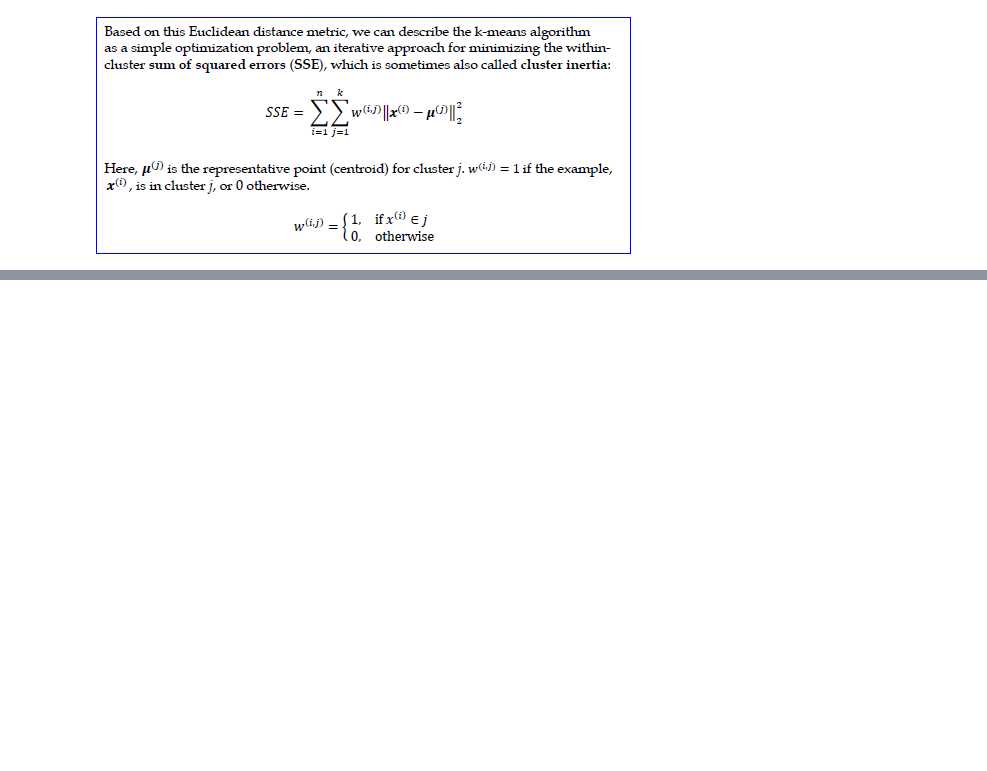
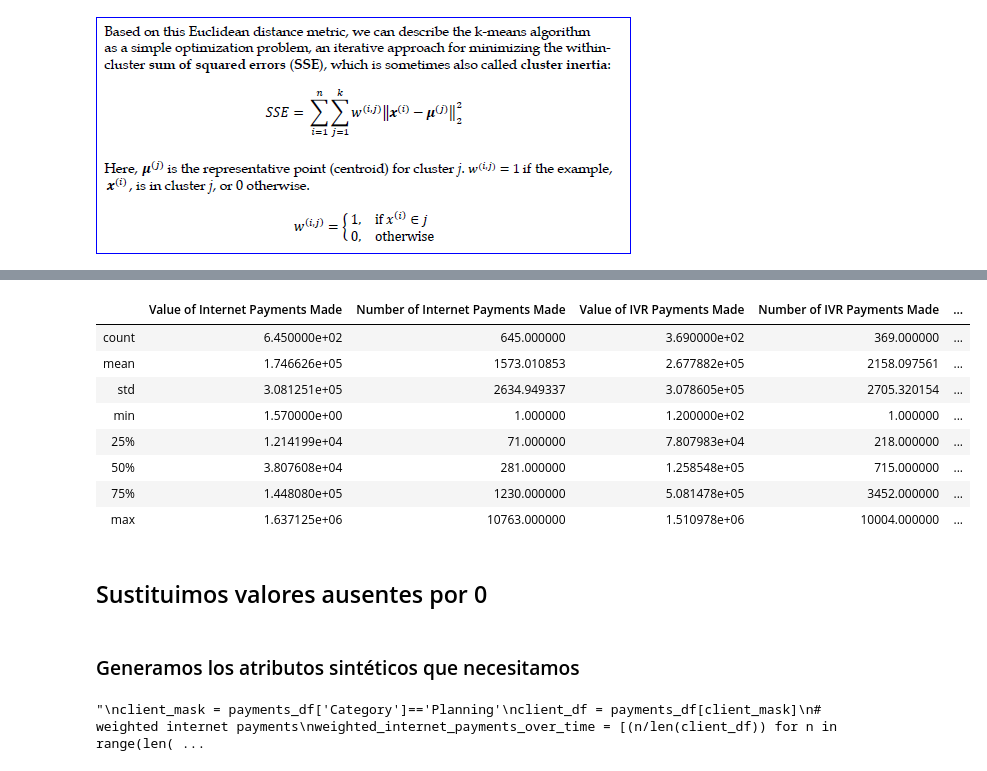
Before and after one commit to GermanCM/machine_learning_concepts_checks, a Jupyter notebook: project/models_tuning/unsupervised_learning/notebooks/k_means_checker.ipynb, the cells around one changed output, grey strips where cells are left out. Cells and saved outputs as stored; diff of their text form; code cells hidden in the pictures; blank space fills up the shorter version.

```diff
--- a/project/models_tuning/unsupervised_learning/notebooks/k_means_checker.ipynb
+++ b/project/models_tuning/unsupervised_learning/notebooks/k_means_checker.ipynb
@@ -192,0 +209,9 @@ fig.show()
+# %%
+import pandas as pd
+
+payments_16_17 = pd.read_csv(r'..\data\2016-2017 Payment Details.csv', thousands=',')
+payments_17_18 = pd.read_csv(r'..\data\2017-2018 Payment Details.csv', thousands=',')
+payments_18_19 = pd.read_csv(r'..\data\2018-2019 Payment Details.csv', thousands=',')
+payments_19_20 = pd.read_csv(r'..\data\2019-2020 Payment Details.csv', thousands=',')
+
+payments_df = pd.concat([payments_16_17, payments_17_18, payments_18_19, payments_19_20])
@@ -192,0 +238,14 @@ fig.show()
+# %%
+payments_df.describe()
+# %% [output]
+|  | Value of Internet Payments Made | Number of Internet Payments Made | Value of IVR Payments Made | Number of IVR Payments Made | ... |
+| count | 6.450000e+02 | 645.000000 | 3.690000e+02 | 369.000000 | ... |
+| mean | 1.746626e+05 | 1573.010853 | 2.677882e+05 | 2158.097561 | ... |
+| std | 3.081251e+05 | 2634.949337 | 3.078605e+05 | 2705.320154 | ... |
+| min | 1.570000e+00 | 1.000000 | 1.200000e+02 | 1.000000 | ... |
+| 25% | 1.214199e+04 | 71.000000 | 7.807983e+04 | 218.000000 | ... |
+| 50% | 3.807608e+04 | 281.000000 | 1.258548e+05 | 715.000000 | ... |
+| 75% | 1.448080e+05 | 1230.000000 | 5.081478e+05 | 3452.000000 | ... |
+| max | 1.637125e+06 | 10763.000000 | 1.510978e+06 | 10004.000000 | ... |
+# %% [markdown]
+## Sustituimos valores ausentes por 0
@@ -192,0 +257,2 @@ fig.show()
+# %% [markdown]
+### Generamos los atributos sintéticos que necesitamos
@@ -192,0 +267,11 @@ fig.show()
+# %%
+'''
+client_mask = payments_df['Category']=='Planning'
+client_df = payments_df[client_mask]
+# weighted internet payments
+weighted_internet_payments_over_time = [(n/len(client_df)) for n in range(len(client_df))]
+
+payments_df[client_mask]['weighted_internet_payments'] = np.multiply(weighted_internet_payments_over_time, client_df['Value of Internet Payments Made'], where=np.isnan==False)
+'''
+# %% [output]
+"\nclient_mask = payments_df['Category']=='Planning'\nclient_df = payments_df[client_mask]\n# weighted internet payments\nweighted_internet_payments_over_time = [(n/len(client_df)) for n in range(len( ...
```
Also changed, not shown: parts of 57 cells of this notebook, 6 other files.
